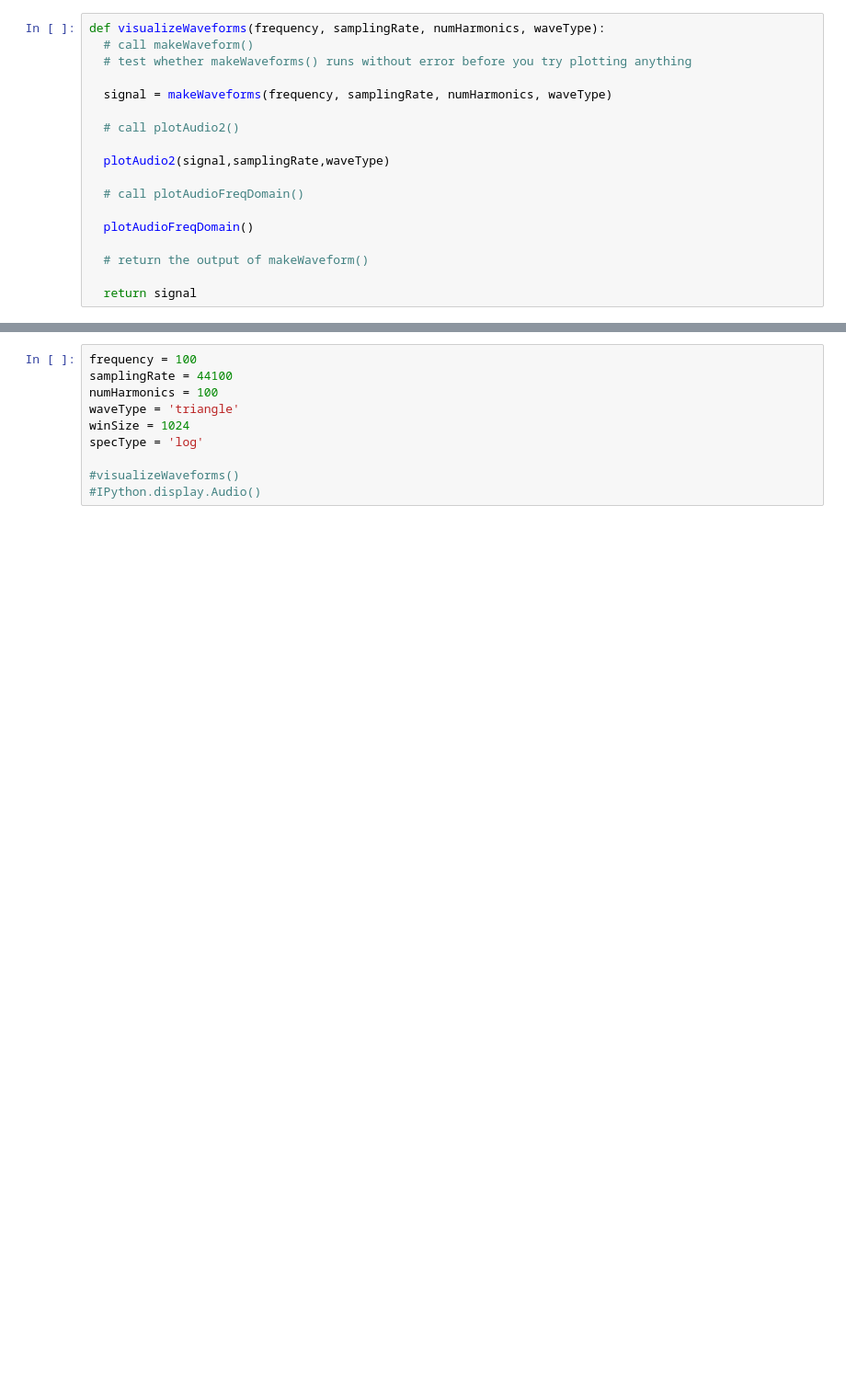
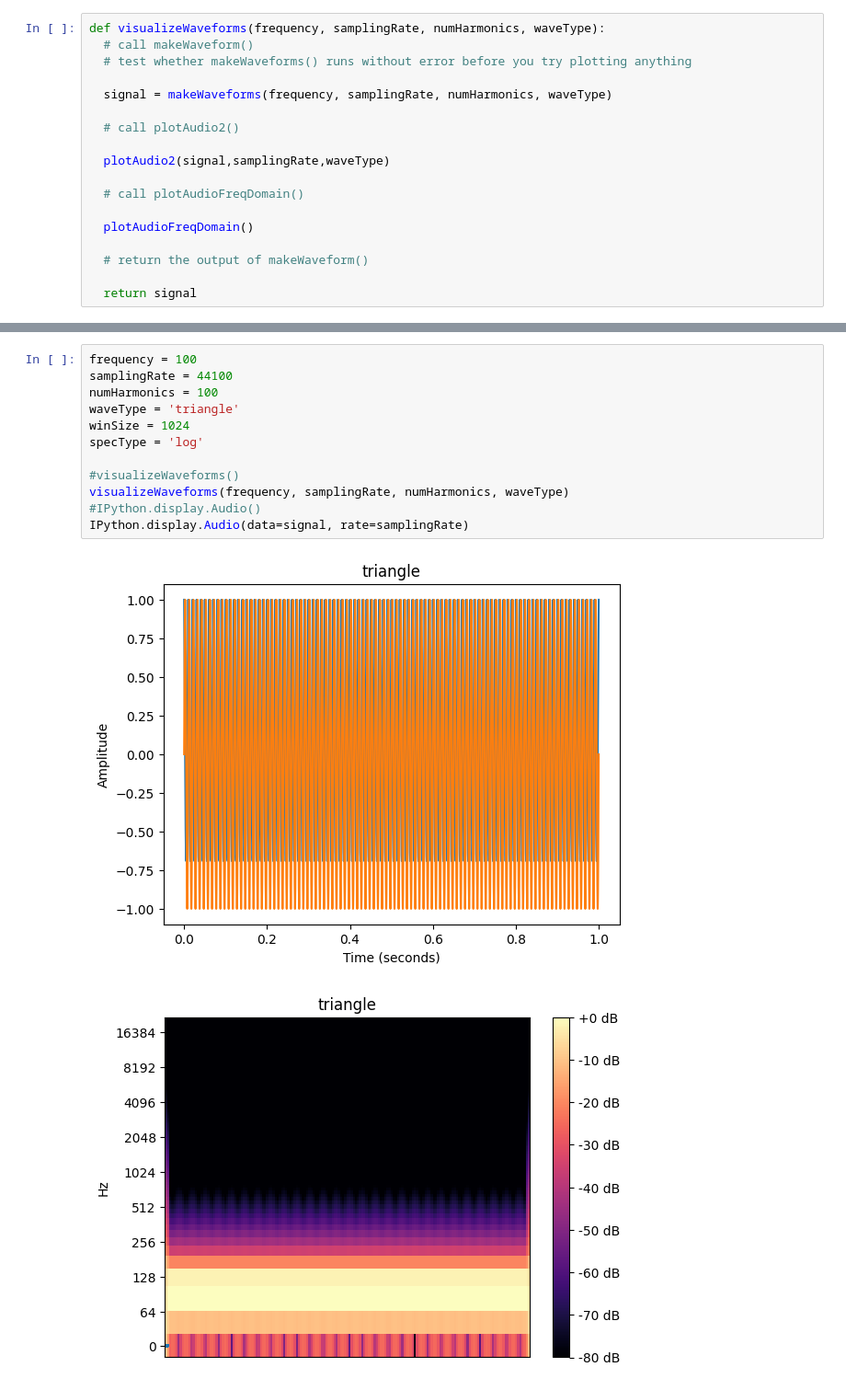
Before and after one commit to EhrenWade/MusicComputing, a Jupyter notebook: assignments/labAssignment4.ipynb, the cells around one changed output, grey strips where cells are left out. Shown at 92% size. Saved outputs shown, nothing was run; the diff lists cells and outputs as text; blank space fills up the shorter version.

```diff
--- a/assignments/labAssignment4.ipynb
+++ b/assignments/labAssignment4.ipynb
@@ -168,10 +179,15 @@ specType = 'log'
 # %%
 frequency = 100
 samplingRate = 44100
 numHarmonics = 100
 waveType = 'triangle'
 winSize = 1024
 specType = 'log'
 
 #visualizeWaveforms()
+visualizeWaveforms(frequency, samplingRate, numHarmonics, waveType)
 #IPython.display.Audio()
+IPython.display.Audio(data=signal, rate=samplingRate)
+# %% [output]
+[figure, added]
+[figure, added]
```
Also changed, not shown: parts of 6 cells of this notebook.
